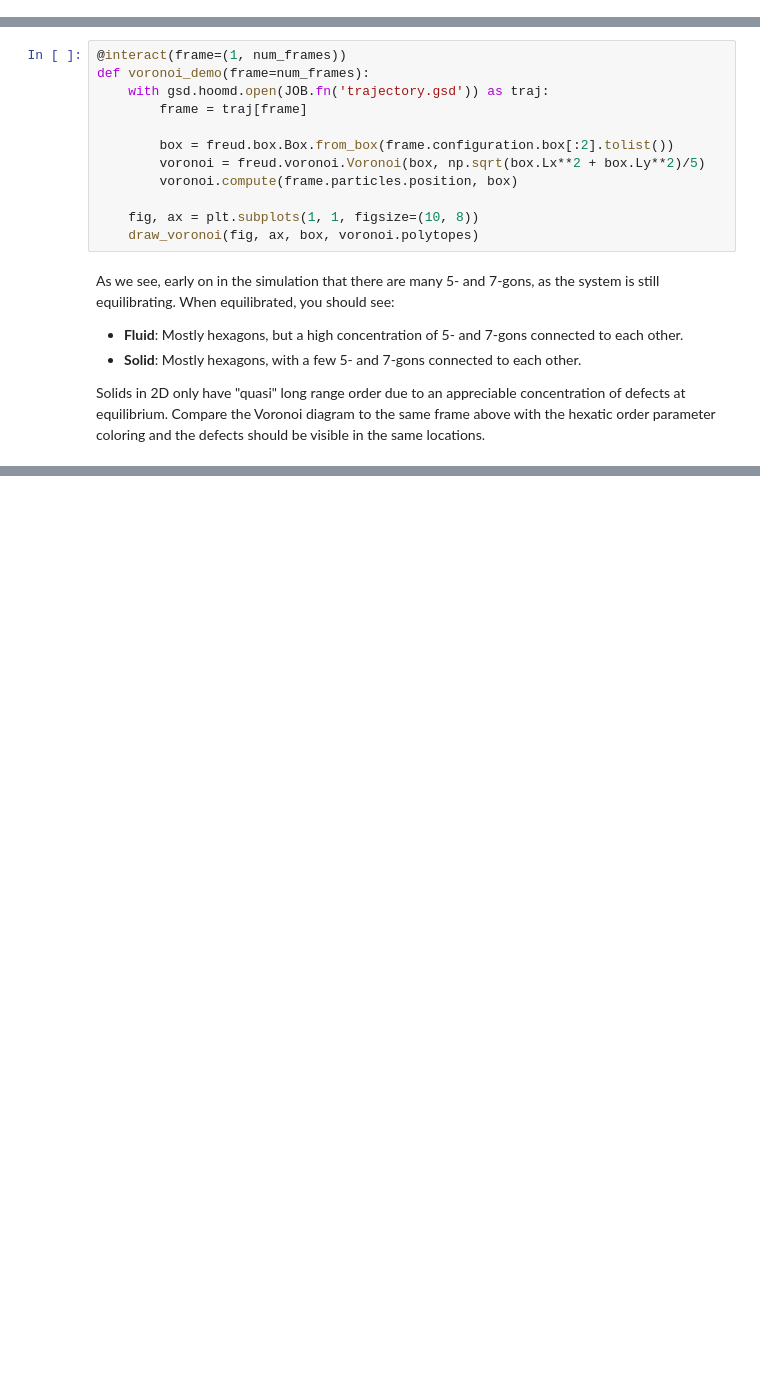
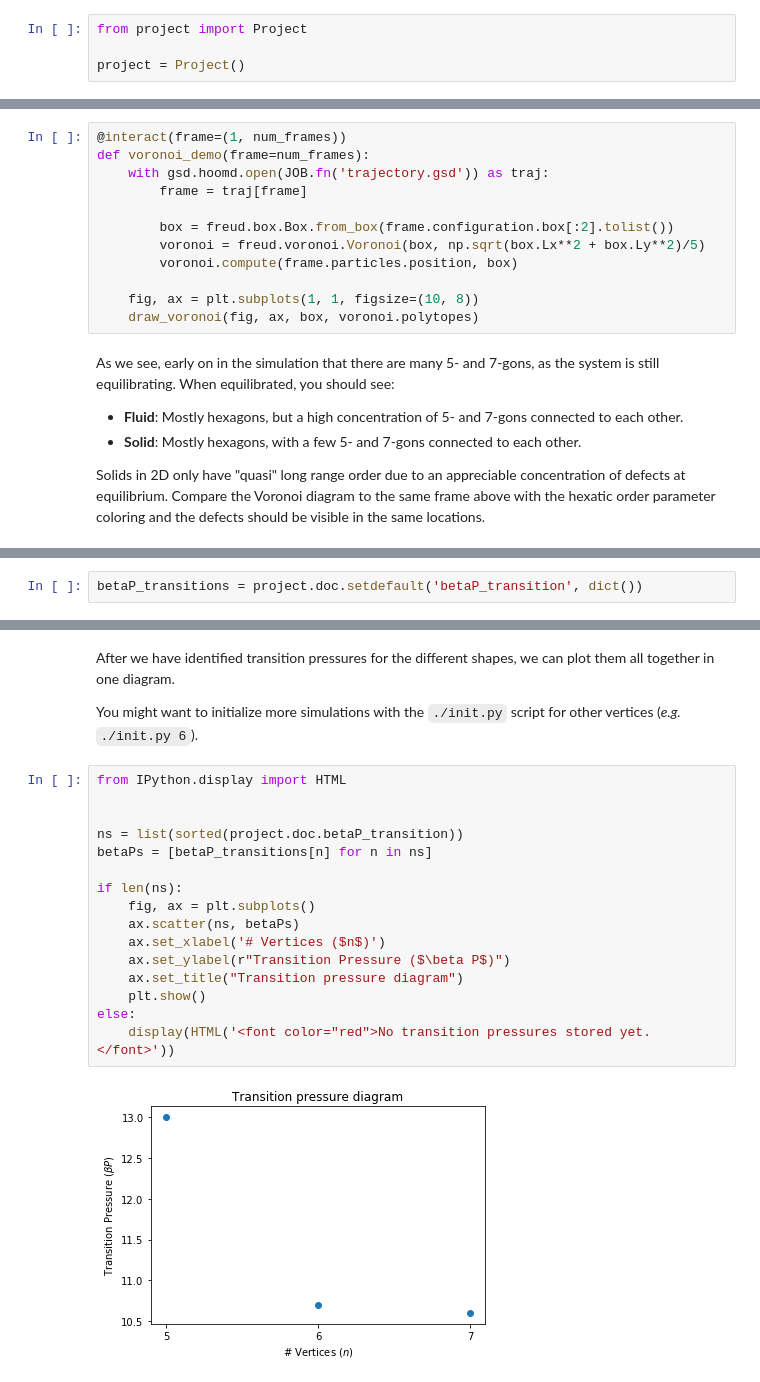
Before and after one commit to mikemhenry/aiche-2019-hoomd-signac-freud, a Jupyter notebook: analysis.ipynb, the cells around one changed output, grey strips where cells are left out. Drawn from its saved outputs; the diff is of its cells as text; blank space fills up the shorter version.

Commit message:
Add interactive plot and phase diagram plot to analysis notebook.
Slightly refactor the init script to enable simple initialization of
jobs from notebook.

```diff
--- a/analysis.ipynb
+++ b/analysis.ipynb
@@ -17,0 +14,4 @@ project = signac.get_project()
+# %%
+from project import Project
+
+project = Project()
@@ -202,0 +225,2 @@ We plot the average value of the hexatic order parameter (in the final $N$ frame
+# %%
+betaP_transitions = project.doc.setdefault('betaP_transition', dict())
@@ -218,0 +381,22 @@ def transition_demo(n, num_frames=5):
+# %% [markdown]
+After we have identified  transition pressures for the different shapes, we can plot them all together in one diagram.
+
+You might want to initialize more simulations with the `./init.py` script for other vertices (*e.g.* `./init.py 6`).
+# %%
+from IPython.display import HTML
+
+
+ns = list(sorted(project.doc.betaP_transition))
+betaPs = [betaP_transitions[n] for n in ns]
+
+if len(ns):
+    fig, ax = plt.subplots()
+    ax.scatter(ns, betaPs)
+    ax.set_xlabel('# Vertices ($n$)')
+    ax.set_ylabel(r"Transition Pressure ($\beta P$)")
+    ax.set_title("Transition pressure diagram")
+    plt.show()
+else:
+    display(HTML('<font color="red">No transition pressures stored yet.</font>'))
+# %% [output]
+[figure, added]
```
Also changed, not shown: parts of 12 cells of this notebook, 1 other file.
